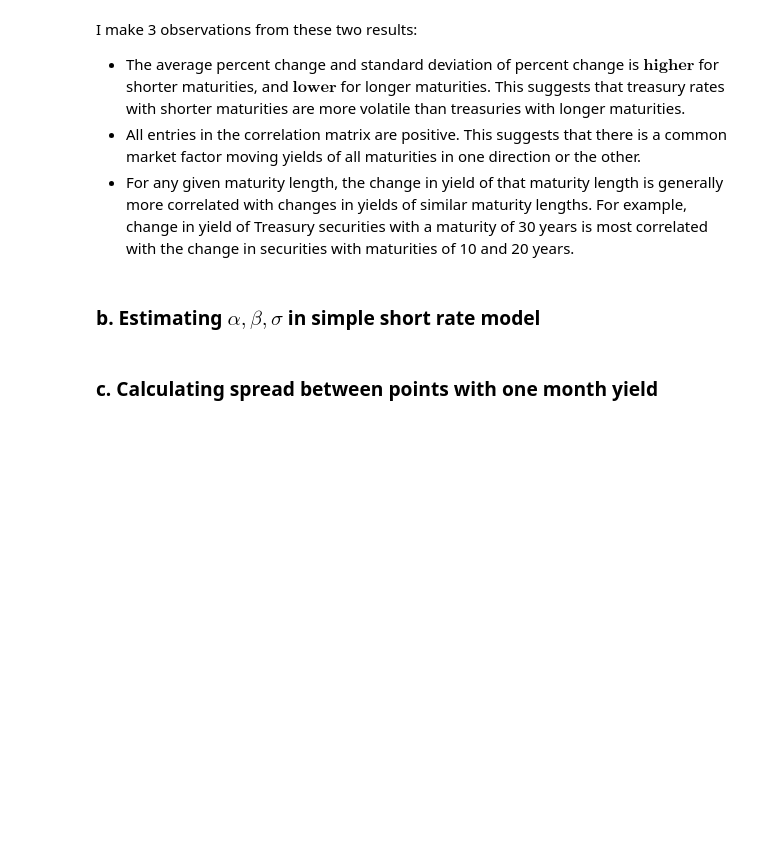
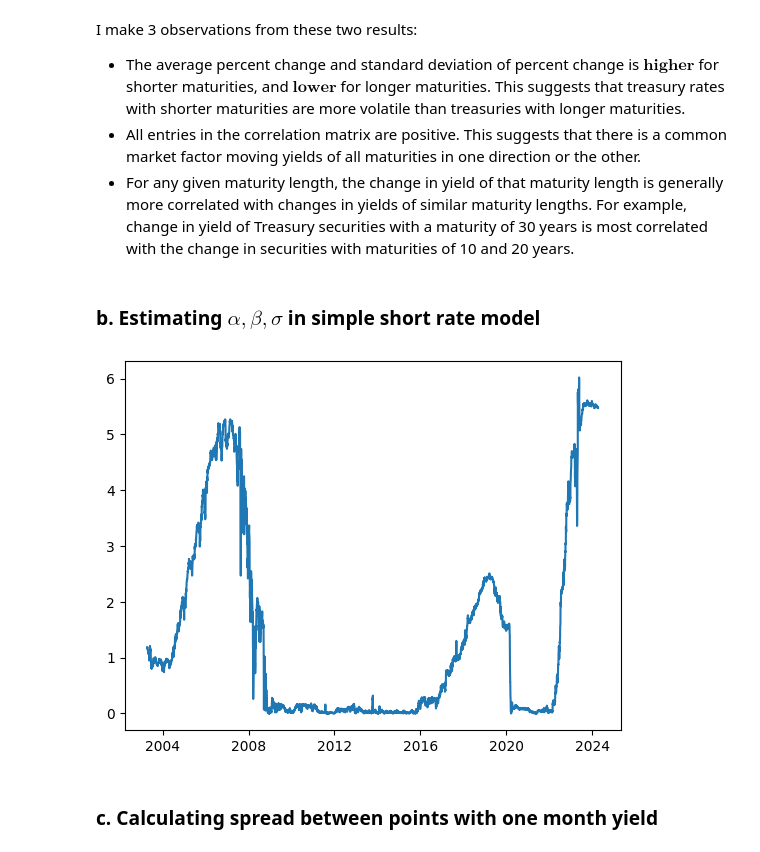
Before and after one commit to dg3358/Columbia-MATH-5450, a Jupyter notebook: HW 3/HW-3.ipynb, the cells around one changed output. Cells and saved outputs as stored; diff of their text form; code cells hidden in the pictures; blank space fills up the shorter version.

```diff
--- a/HW 3/HW-3.ipynb
+++ b/HW 3/HW-3.ipynb
@@ -90,6 +90,11 @@ I make 3 observations from these two results:
 - For any given maturity length, the change in yield of that maturity length is generally more correlated with changes in yields of similar maturity lengths. For example, change in yield of Treasury securities with a maturity of 30 years is most correlated with the change in securities with maturities of 10 and 20 years.
 # %% [markdown]
 ### b. Estimating $\alpha, \beta, \sigma$ in simple short rate model
+# %%
+plt.plot(yieldcurve["DGS1MO"])
+plt.show()
+# %% [output]
+[figure, added]
 # %% [markdown]
 ### c. Calculating spread between points with one month yield
 # %% [markdown]
```
Also changed, not shown: parts of 3 cells of this notebook.
